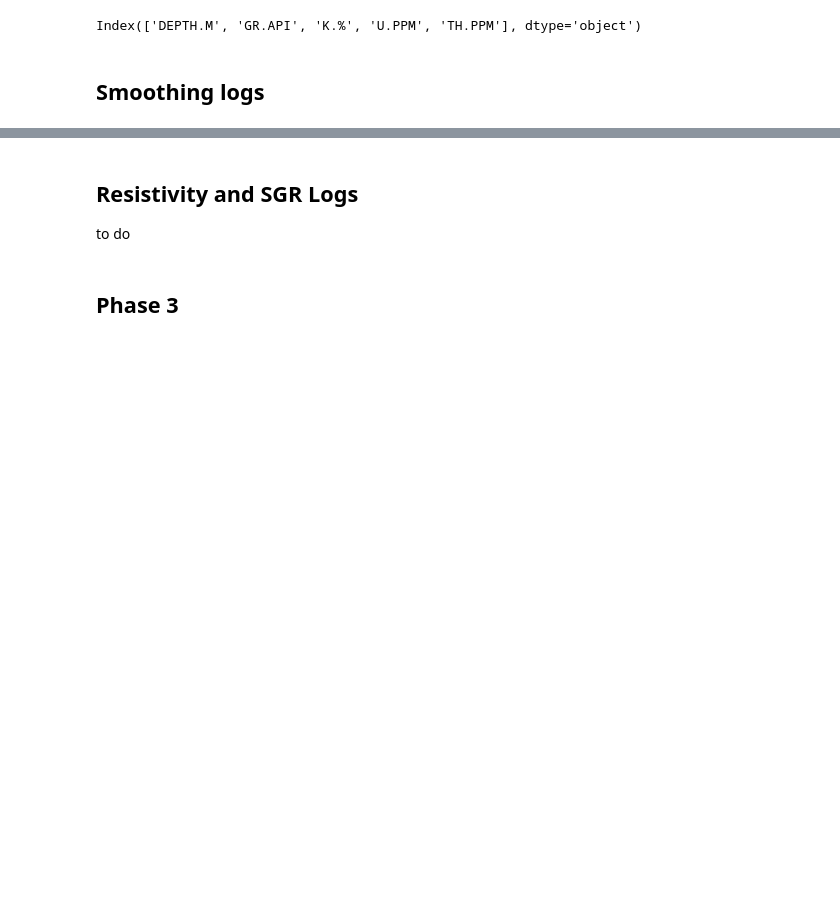
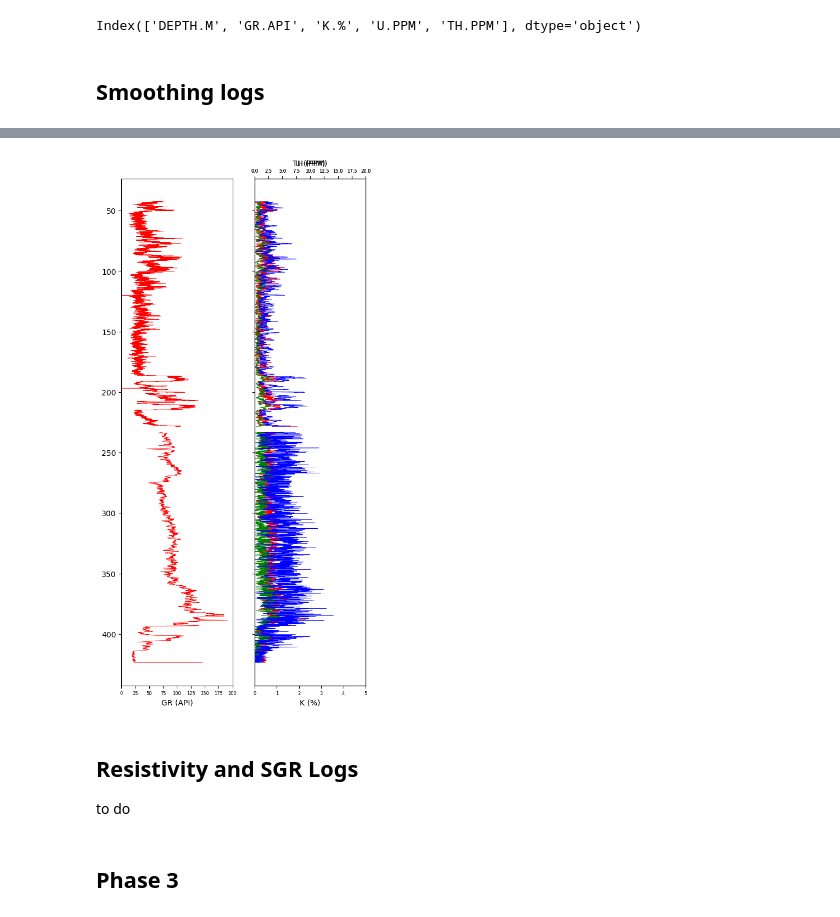
Before and after one commit to anailil/FAIR-well-logs, a Jupyter notebook: notebooks/1.0-lvm-data-exploration.ipynb, the cells around one changed output, grey strips where cells are left out. Drawn from its saved outputs; the diff is of its cells as text; code cells hidden in the pictures; blank space fills up the shorter version.

```diff
--- a/notebooks/1.0-lvm-data-exploration.ipynb
+++ b/notebooks/1.0-lvm-data-exploration.ipynb
@@ -154,3 +207,67 @@ f0.subplots_adjust(wspace = 0.05)
+# %%
+k = smooth(p2_kut['K.%'].values, window_len=5)
+u = smooth(p2_kut['U.PPM'].values, window_len=10)
+t = smooth(p2_kut['TH.PPM'].values, window_len=10)
+p2_kut.plot(subplots=True, figsize=(15, 15))
+# %%
+f1, ax1 = plt.subplots(figsize=(12,12))
+#Reduce the space between each subplot
+f0.subplots_adjust(wspace = 0.05)
+ax1 = plt.gca()
+ax1.invert_yaxis()
+
+#curve_names = ['Gamma', 'Deep Res', 'Density', 'Neutron']
+#Set up the plot axes
+ax1 = plt.subplot2grid((1,4), (0,0), rowspan=1, colspan = 1)
+ax2 = plt.subplot2grid((1,4), (0,1), rowspan=1, colspan = 1)
+#ax3 = plt.subplot2grid((1,4), (0,2), rowspan=1, colspan = 1)
+#ax4 = plt.subplot2grid((1,4), (0,3), rowspan=1, colspan = 1)
+ax3 = ax2.twiny()
+ax4 = ax2.twiny()
+
+#Set up the individual log tracks / subplots
+
+#ax1.plot(p2_kut['GR.API'], p2_kut['DEPTH.M'], color = "red", lw = 0.5)
+ax1.plot(p2_kut['GR.API'], p2_kut['DEPTH.M'], color = "red", lw = 0.5)
+ax1.plot(p3_gr['GR.API'], p3_gr['DEPTH.M'], color = "red", lw = 0.5)
+ax1.set_xlim(0, 200)
+ax1.set_xlabel('GR (API)')
+ax1.invert_yaxis()
+
+ax2.plot(k, p2_kut['DEPTH.M'], color = "red", lw = 0.5)
+ax2.plot(p3_kut['K.%'], p3_kut['DEPTH.M'], color = "red", lw = 0.5)
+ax2.set_xlim(0, 5)
+ax2.set_xlabel('K (%)')
+
+ax3.plot(u, p2_kut['DEPTH.M'], color = "green", lw = 0.5)
+ax3.plot(p3_kut['U.PPM'], p3_kut['DEPTH.M'], color = "green", lw = 0.5)
+ax3.set_xlim(0, 20)
+ax3.set_xlabel('U (PPM)')
+
+ax4.plot(t, p2_kut['DEPTH.M'], color = "blue", lw = 0.5)
+ax4.plot(p3_kut['TH.PPM'], p3_kut['DEPTH.M'], color = "blue", lw = 0.5)
+ax4.set_xlim(0, 20)
+ax4.set_xlabel('TH (PPM)')
+
+#Set up the common elements between the subplots
+for i, ax in enumerate(f0.axes):
+    #ax.set_ylim(0, 250) # Set the depth range
+
+    ax.xaxis.set_ticks_position("top")
+    ax.xaxis.set_label_position("top")
+
+    if i >= 2:
+        ax.spines["top"].set_position(("axes", 0.96+(i/20)))
+    else:
+        ax.grid()
+
+#Hide tick labels on the y-axis
+for ax in [ax2, ax3, ax4]:
+    plt.setp(ax.get_yticklabels(), visible = False)
+axs = plt.gca()
+axs.invert_yaxis()
+# %% [output]
+[figure, added]
 # %% [markdown]
 ## Resistivity and SGR Logs
 to do
```
Also changed, not shown: parts of 10 cells of this notebook, 58 other files.
